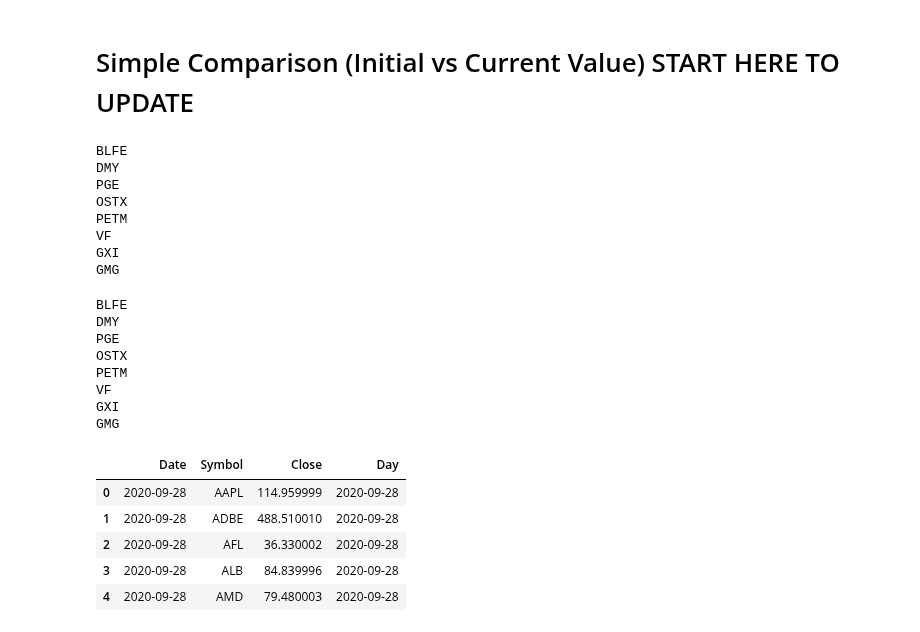
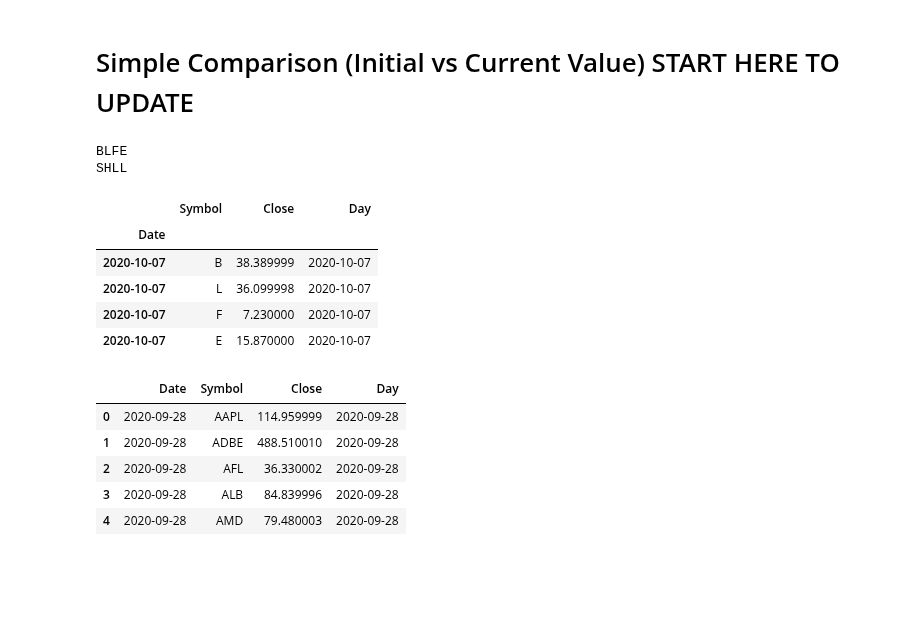
Before and after one commit to bkreis84/Portfolio-Challenge2, a Jupyter notebook: Portfolio Challenge 2020.ipynb, the cells around one changed output. Drawn from its saved outputs; the diff is of its cells as text; code cells hidden in the pictures; blank space fills up the shorter version.

```diff
--- a/Portfolio Challenge 2020.ipynb
+++ b/Portfolio Challenge 2020.ipynb
@@ -116,27 +119,22 @@ initportfolios = pd.read_csv("https://raw.githubusercontent.com/bkreis84/Portfol
 # %%
 #Select date to compare to initial prices
 
-cur_prices = stockData(symbols, '2020-09-28', '2020-09-28')
+cur_prices = stockData(symbols, '2020-10-07', '2020-10-07')
 # %% [output]
 BLFE
-DMY
-PGE
-OSTX
-PETM
-VF
-GXI
-GMG
+SHLL
 # %%
 #Pull SNAP which for some reason is the only stock with an issue.
-er2 = stockData(['DKMR', 'BLFE', 'DMY', 'PGE', 'OSTX', 'PETM', 'VF','GXI','GMG'], '2020-09-28', '2020-09-28')
+er3 = stockData('BLFE','2020-10-07', '2020-10-07')
+er
-# %% [output]
-BLFE
-DMY
-PGE
-OSTX
-PETM
-VF
-GXI
-GMG
+# %%
+er3
+# %% [output]
+|  | Symbol | Close | Day |
+| Date |  |  |  |
+| 2020-10-07 | B | 38.389999 | 2020-10-07 |
+| 2020-10-07 | L | 36.099998 | 2020-10-07 |
+| 2020-10-07 | F | 7.230000 | 2020-10-07 |
+| 2020-10-07 | E | 15.870000 | 2020-10-07 |
 # %%
 #Combine the main and SNAP dataframes
```
Also changed, not shown: parts of 3 cells of this notebook, 1 other file.
